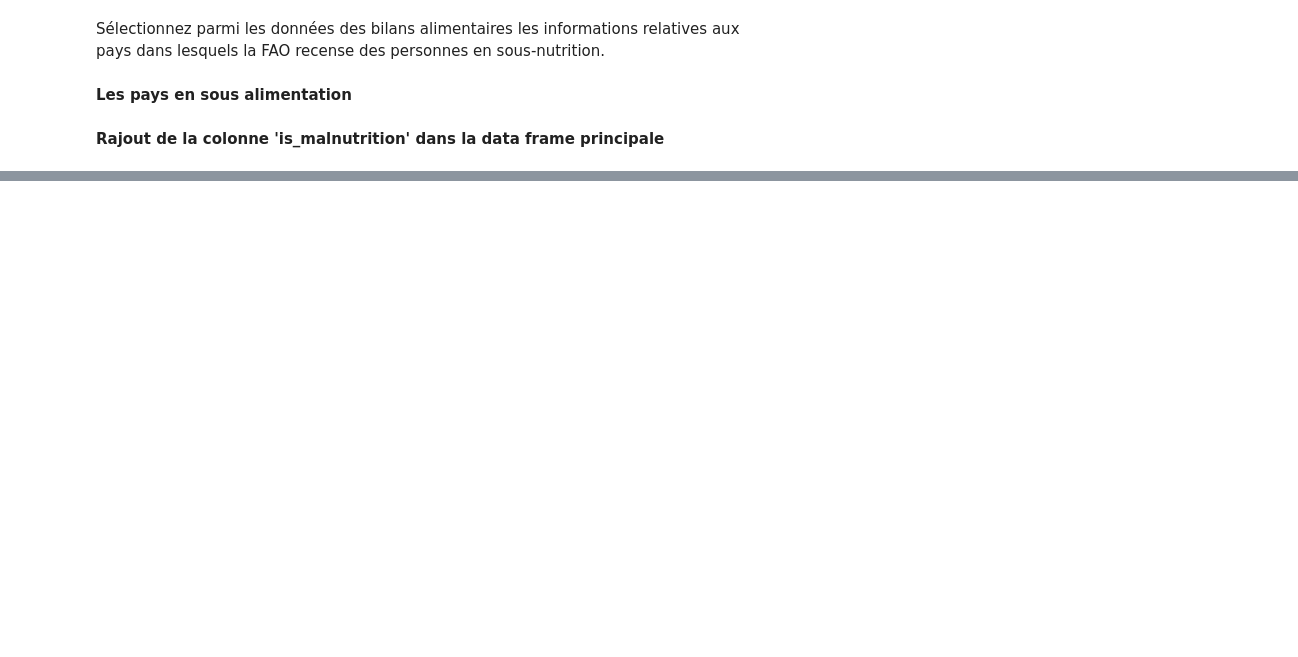
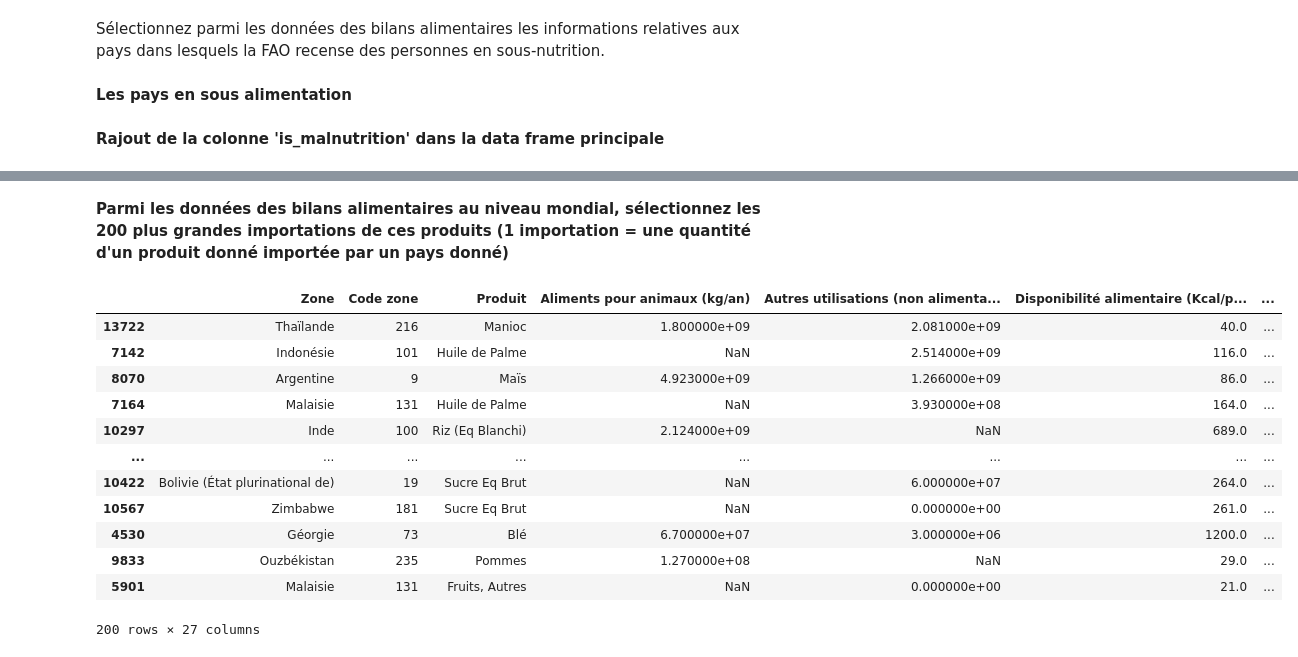
Before and after one commit to boublenza/Formation_OC, a Jupyter notebook: Projet3.ipynb, the cells around one changed output, grey strips where cells are left out. Saved outputs shown, nothing was run; the diff lists cells and outputs as text; code cells hidden in the pictures; blank space fills up the shorter version.

```diff
--- a/Projet3.ipynb
+++ b/Projet3.ipynb
@@ -628,0 +629,4 @@ df_prinicpale.shape
+# %%
+produit_exporte_par_pays_sous_alim = df_prinicpale_sous_alimentation.groupby("Produit").sum().reset_index()[['Produit','Exportations - Quantité (kg/an)']].sort_values(by='Exportations - Quantité (kg/an)', ascending=False)
+liste_produit_exporte_par_pays_sous_alim = produit_exporte_par_pays_sous_alim.head(15)['Produit'].to_list()
+liste_produit_exporte_par_pays_sous_alim
@@ -628,0 +649,2 @@ df_prinicpale.shape
+# %% [markdown]
+<b>Parmi les données des bilans alimentaires au niveau mondial, sélectionnez les 200 plus grandes importations de ces produits (1 importation = une quantité d'un produit donné importée par un pays donné)
@@ -628,0 +659,16 @@ df_prinicpale.shape
+# %%
+df_prinicpale_sous_alimentation_produit_exporte
+# %% [output]
+|  | Zone | Code zone | Produit | Aliments pour animaux (kg/an) | Autres utilisations (non alimenta... | Disponibilité alimentaire (Kcal/p... | ... |
+| 13722 | Thaïlande | 216 | Manioc | 1.800000e+09 | 2.081000e+09 | 40.0 | ... |
+| 7142 | Indonésie | 101 | Huile de Palme | NaN | 2.514000e+09 | 116.0 | ... |
+| 8070 | Argentine | 9 | Maïs | 4.923000e+09 | 1.266000e+09 | 86.0 | ... |
+| 7164 | Malaisie | 131 | Huile de Palme | NaN | 3.930000e+08 | 164.0 | ... |
+| 10297 | Inde | 100 | Riz (Eq Blanchi) | 2.124000e+09 | NaN | 689.0 | ... |
+| ... | ... | ... | ... | ... | ... | ... | ... |
+| 10422 | Bolivie (État plurinational de) | 19 | Sucre Eq Brut | NaN | 6.000000e+07 | 264.0 | ... |
+| 10567 | Zimbabwe | 181 | Sucre Eq Brut | NaN | 0.000000e+00 | 261.0 | ... |
+| 4530 | Géorgie | 73 | Blé | 6.700000e+07 | 3.000000e+06 | 1200.0 | ... |
+| 9833 | Ouzbékistan | 235 | Pommes | 1.270000e+08 | NaN | 29.0 | ... |
+| 5901 | Malaisie | 131 | Fruits, Autres | NaN | 0.000000e+00 | 21.0 | ... |
+200 rows × 27 columns
```
Also changed, not shown: parts of 22 cells of this notebook.
